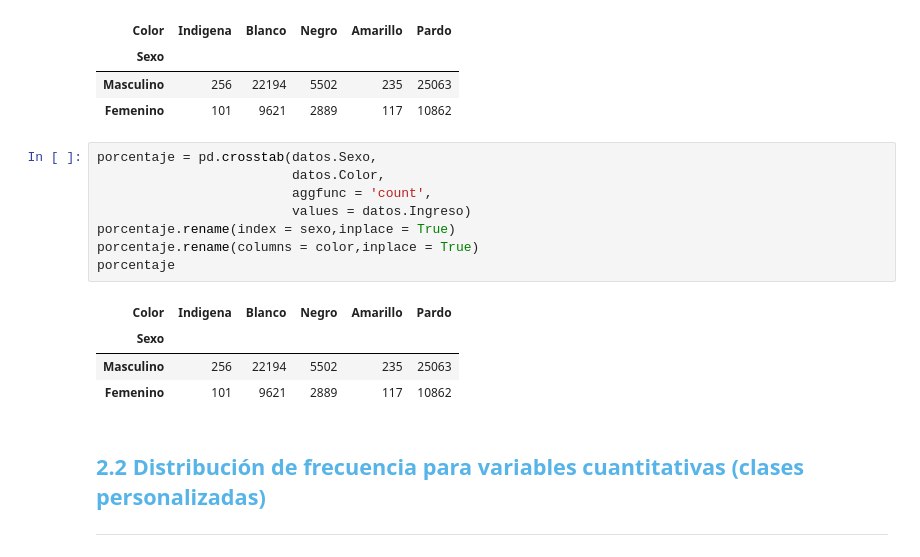
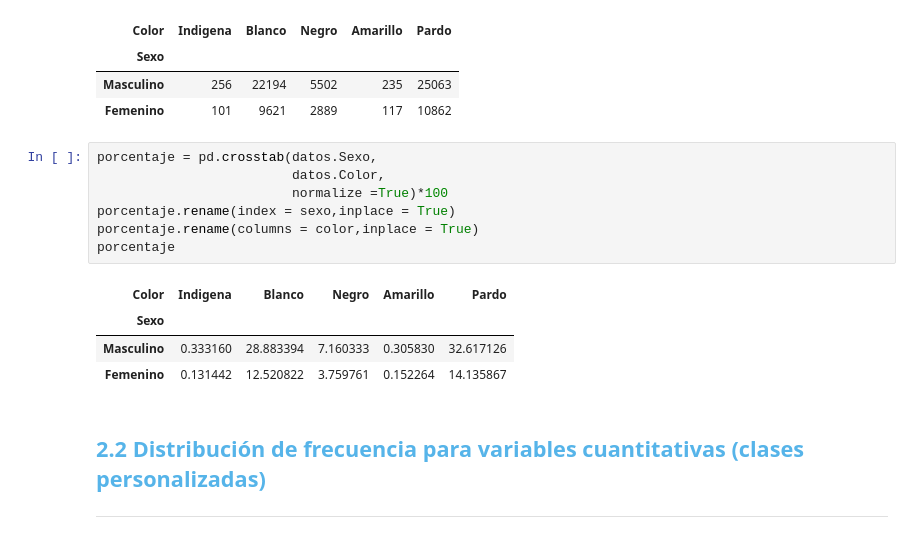
Before and after one commit to Goyo0117970/MachineLearning, a Jupyter notebook: Curso_de_Estadística_con_Python_1.ipynb, the cells around one changed output. Cells and saved outputs as stored; diff of their text form.

```diff
--- a/Curso_de_Estadística_con_Python_1.ipynb
+++ b/Curso_de_Estadística_con_Python_1.ipynb
@@ -313,16 +313,15 @@ frecuencia
 # %%
 porcentaje = pd.crosstab(datos.Sexo,
                          datos.Color,
-                         aggfunc = 'count',
-                         values = datos.Ingreso)
+                         normalize =True)*100
 porcentaje.rename(index = sexo,inplace = True)
 porcentaje.rename(columns = color,inplace = True)
 porcentaje
 # %% [output]
 | Color | Indigena | Blanco | Negro | Amarillo | Pardo |
 | Sexo |  |  |  |  |  |
-| Masculino | 256 | 22194 | 5502 | 235 | 25063 |
-| Femenino | 101 | 9621 | 2889 | 117 | 10862 |
+| Masculino | 0.333160 | 28.883394 | 7.160333 | 0.305830 | 32.617126 |
+| Femenino | 0.131442 | 12.520822 | 3.759761 | 0.152264 | 14.135867 |
 # %% [markdown]
 ## <font color=#56B4E9>2.2 Distribución de frecuencia para variables cuantitativas (clases personalizadas)</font>
 ***
```
Also changed, not shown: parts of 18 cells of this notebook.
